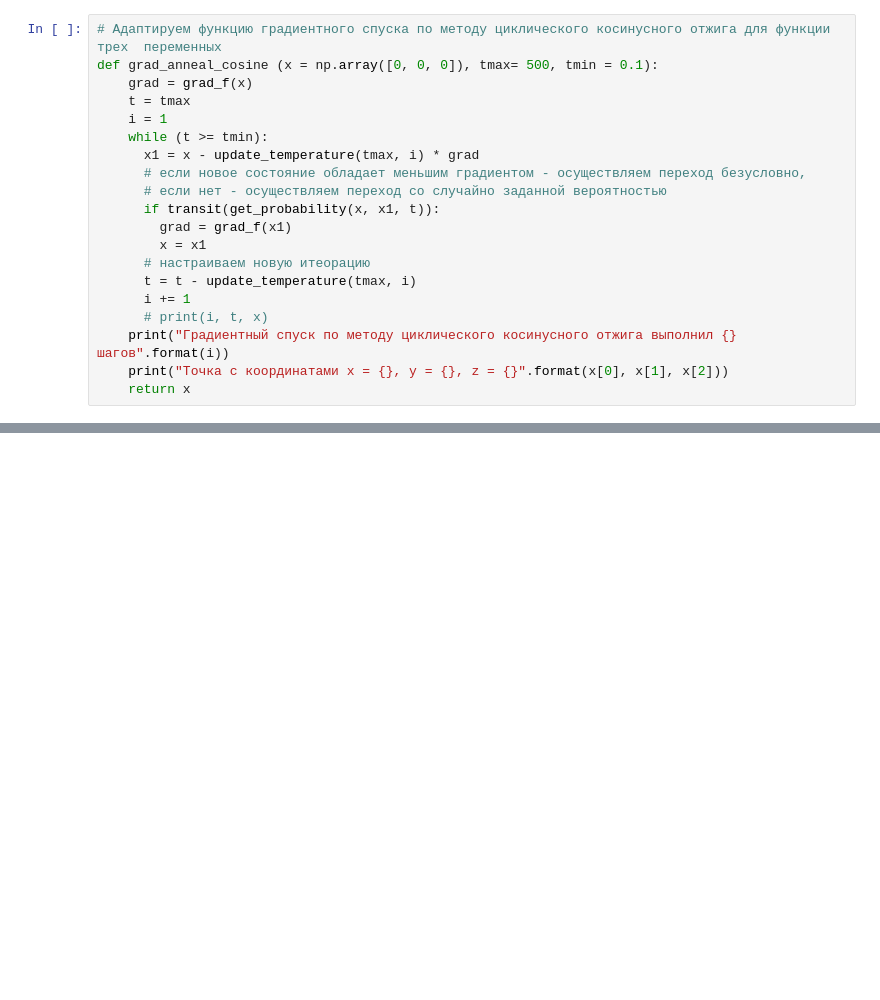
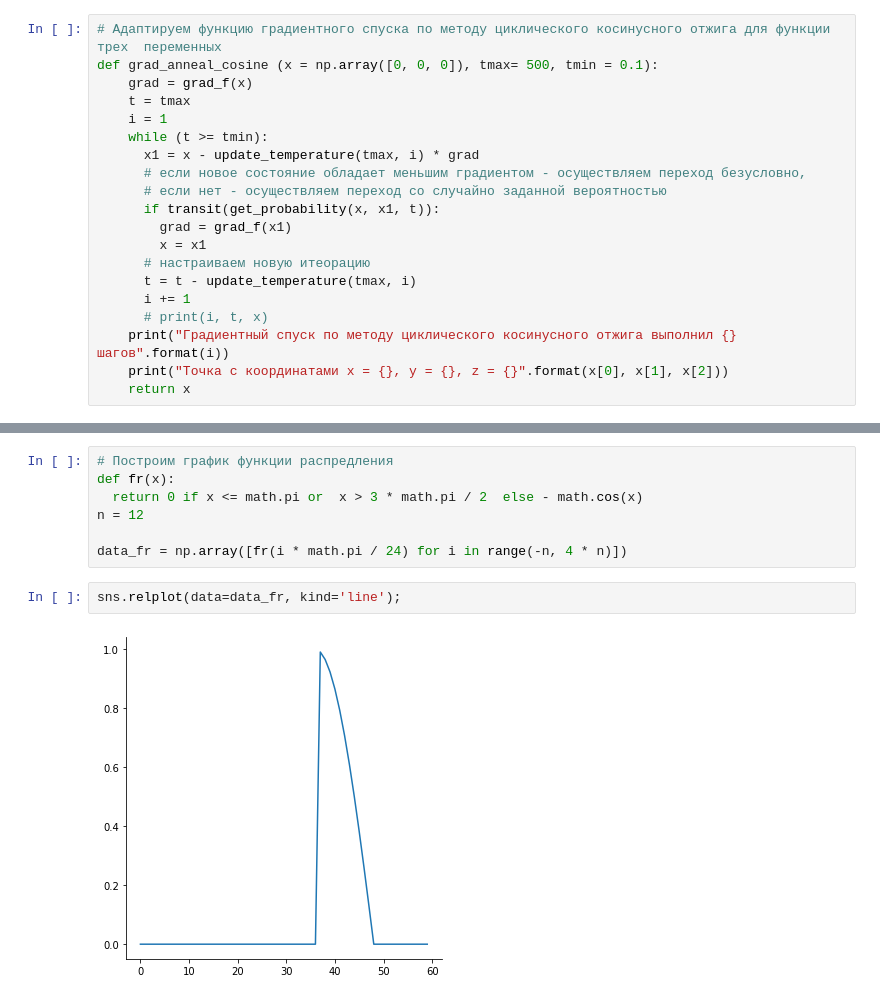
Before and after one commit to alexmal2804/hwds, a Jupyter notebook: Копия_блокнота_"HW_lessons_9_10_ipynb".ipynb, the cells around one changed output, grey strips where cells are left out. Drawn from its saved outputs; the diff is of its cells as text; blank space fills up the shorter version.

```diff
--- a/Копия_блокнота_"HW_lessons_9_10_ipynb".ipynb
+++ b/Копия_блокнота_"HW_lessons_9_10_ipynb".ipynb
@@ -321,0 +344,11 @@ print(time.time()-t1)
+# %%
+# Построим график функции распредления
+def fr(x):
+  return 0 if x <= math.pi or  x > 3 * math.pi / 2  else - math.cos(x)
+n = 12
+
+data_fr = np.array([fr(i * math.pi / 24) for i in range(-n, 4 * n)])
+# %%
+sns.relplot(data=data_fr, kind='line');
+# %% [output]
+[figure, added]
```
Also changed, not shown: parts of 5 cells of this notebook.
